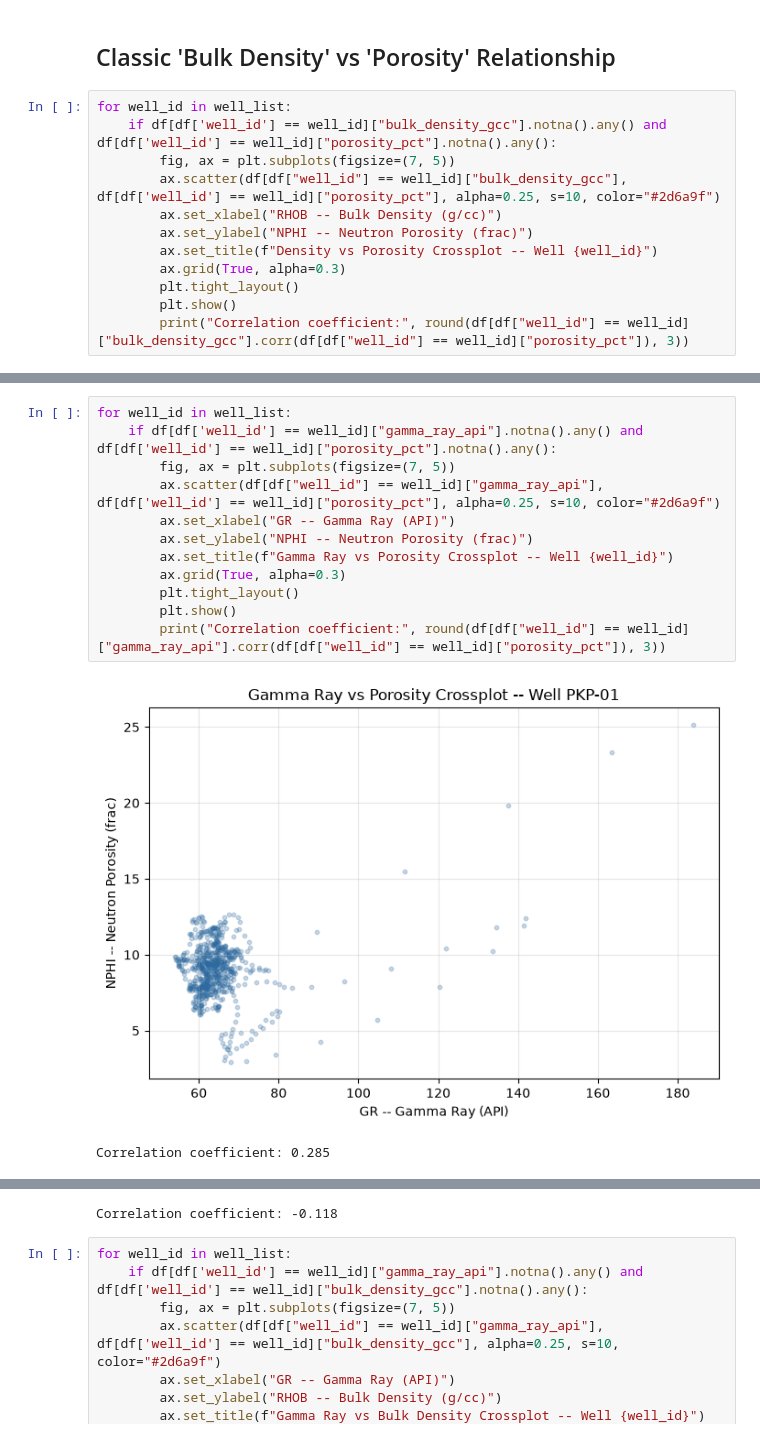
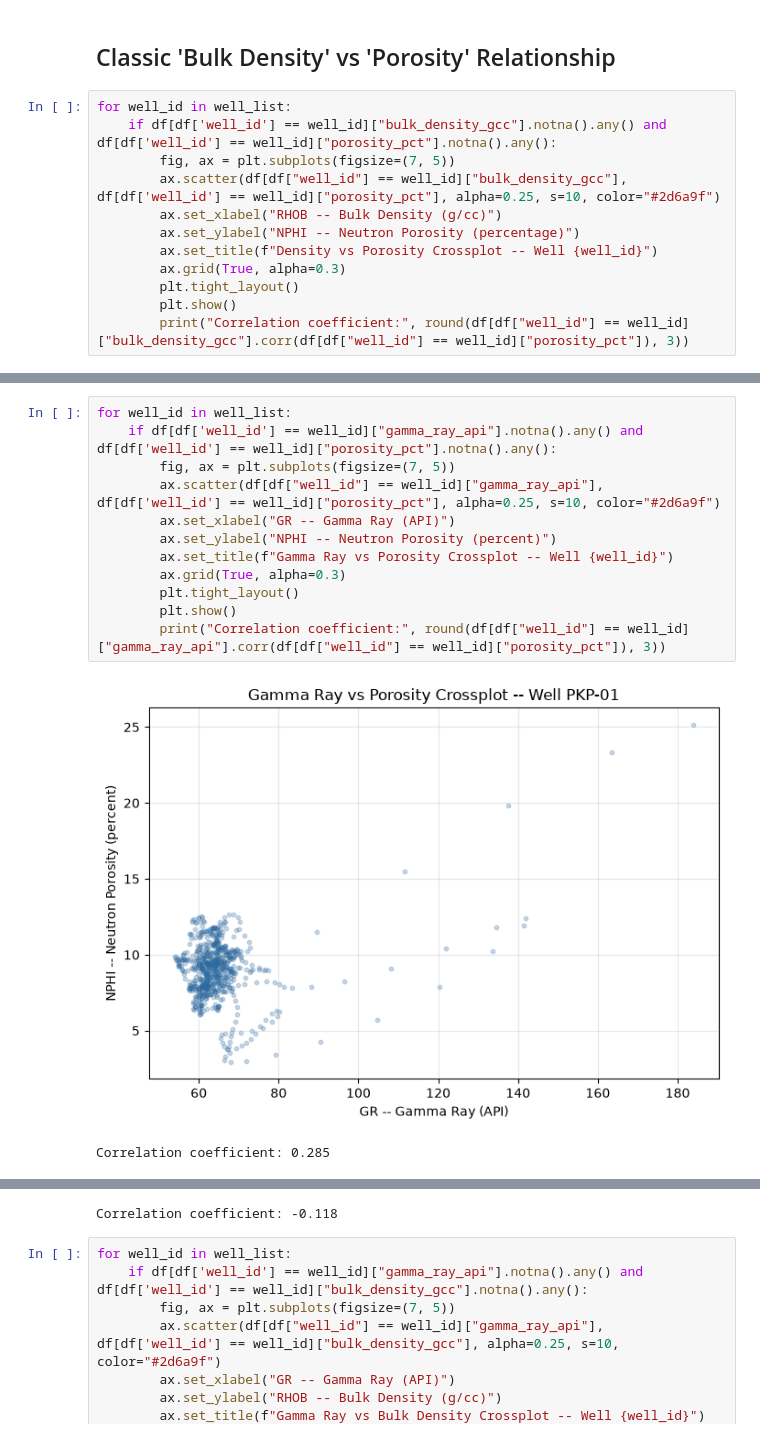
Before and after one commit to sadaraka-kadi/probable-eureka, a Jupyter notebook: notebooks/02_ml_work_flow.ipynb, the cells around one changed output, grey strips where cells are left out. Drawn from its saved outputs; the diff is of its cells as text.

```diff
--- a/notebooks/02_ml_work_flow.ipynb
+++ b/notebooks/02_ml_work_flow.ipynb
@@ -147,7 +149,7 @@ for well_id in well_list:
         fig, ax = plt.subplots(figsize=(7, 5))
         ax.scatter(df[df["well_id"] == well_id]["bulk_density_gcc"], df[df['well_id'] == well_id]["porosity_pct"], alpha=0.25, s=10, color="#2d6a9f")
         ax.set_xlabel("RHOB -- Bulk Density (g/cc)")
-        ax.set_ylabel("NPHI -- Neutron Porosity (frac)")
+        ax.set_ylabel("NPHI -- Neutron Porosity (percentage)")
         ax.set_title(f"Density vs Porosity Crossplot -- Well {well_id}")
         ax.grid(True, alpha=0.3)
         plt.tight_layout()
@@ -161,15 +163,15 @@ Correlation coefficient: -0.949
 # %%
 for well_id in well_list:
     if df[df['well_id'] == well_id]["gamma_ray_api"].notna().any() and df[df['well_id'] == well_id]["porosity_pct"].notna().any():
         fig, ax = plt.subplots(figsize=(7, 5))
         ax.scatter(df[df["well_id"] == well_id]["gamma_ray_api"], df[df['well_id'] == well_id]["porosity_pct"], alpha=0.25, s=10, color="#2d6a9f")
         ax.set_xlabel("GR -- Gamma Ray (API)")
-        ax.set_ylabel("NPHI -- Neutron Porosity (frac)")
+        ax.set_ylabel("NPHI -- Neutron Porosity (percent)")
         ax.set_title(f"Gamma Ray vs Porosity Crossplot -- Well {well_id}")
         ax.grid(True, alpha=0.3)
         plt.tight_layout()
         plt.show()
         print("Correlation coefficient:", round(df[df["well_id"] == well_id]["gamma_ray_api"].corr(df[df["well_id"] == well_id]["porosity_pct"]), 3))
 # %% [output]
-[figure, old version]
+[figure, new version]
 Correlation coefficient: 0.285
```
Also changed, not shown: parts of 7 cells of this notebook, 2 other files.
